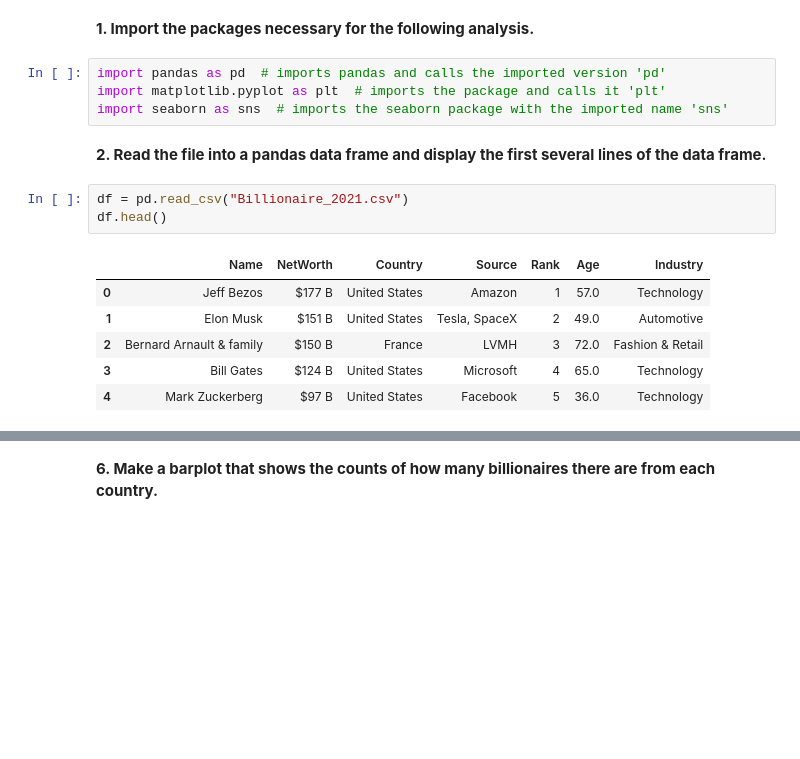
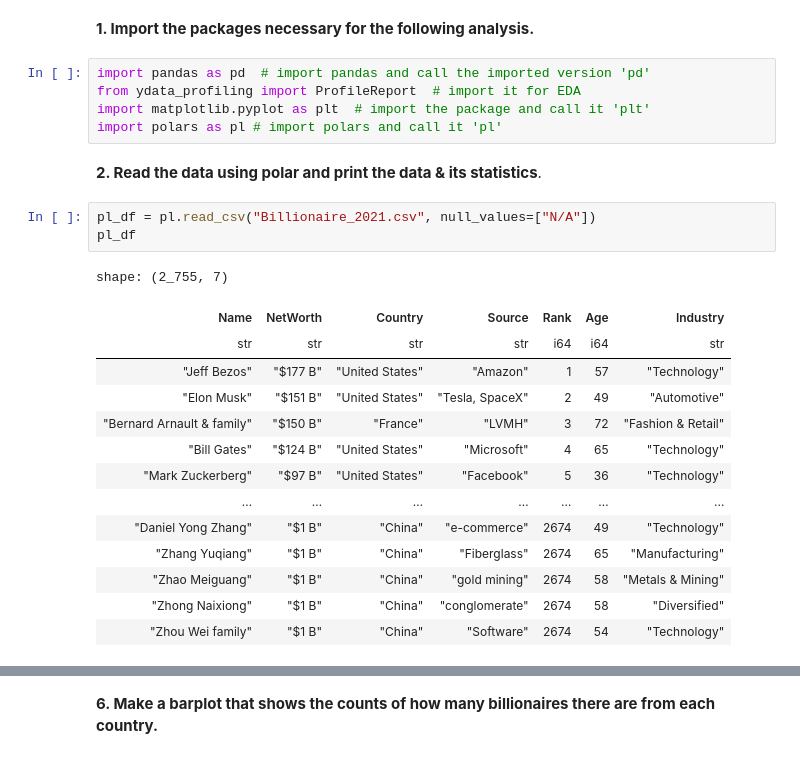
Before and after one commit to nogibjj/zihan_polar_project, a Jupyter notebook: Panda_Descriptive_Project.ipynb, the cells around one changed output, grey strips where cells are left out. Saved outputs shown, nothing was run; the diff lists cells and outputs as text; blank space fills up the shorter version.

```diff
--- a/Panda_Descriptive_Project.ipynb
+++ b/Panda_Descriptive_Project.ipynb
@@ -4,18 +4,27 @@
 # %% [markdown]
 **1. Import the packages necessary for the following analysis.**
 # %%
-import pandas as pd  # imports pandas and calls the imported version 'pd'
-import matplotlib.pyplot as plt  # imports the package and calls it 'plt'
-import seaborn as sns  # imports the seaborn package with the imported name 'sns'
+import pandas as pd  # import pandas and call the imported version 'pd'
+from ydata_profiling import ProfileReport  # import it for EDA
+import matplotlib.pyplot as plt  # import the package and call it 'plt'
+import polars as pl # import polars and call it 'pl'
 # %% [markdown]
-**2. Read the file into a pandas data frame and display the first several lines of the data frame.**
+**2. Read the data using polar and print the data & its statistics**.
-# %%
-df = pd.read_csv("Billionaire_2021.csv")
-df.head()
-# %% [output]
-|  | Name | NetWorth | Country | Source | Rank | Age | Industry |
-| 0 | Jeff Bezos | $177 B | United States | Amazon | 1 | 57.0 | Technology |
-| 1 | Elon Musk | $151 B | United States | Tesla, SpaceX | 2 | 49.0 | Automotive |
-| 2 | Bernard Arnault & family | $150 B | France | LVMH | 3 | 72.0 | Fashion & Retail |
-| 3 | Bill Gates | $124 B | United States | Microsoft | 4 | 65.0 | Technology |
-| 4 | Mark Zuckerberg | $97 B | United States | Facebook | 5 | 36.0 | Technology |
+# %%
+pl_df = pl.read_csv("Billionaire_2021.csv", null_values=["N/A"])
+pl_df
+# %% [output]
+shape: (2_755, 7)
+| Name | NetWorth | Country | Source | Rank | Age | Industry |
+| str | str | str | str | i64 | i64 | str |
+| "Jeff Bezos" | "$177 B" | "United States" | "Amazon" | 1 | 57 | "Technology" |
+| "Elon Musk" | "$151 B" | "United States" | "Tesla, SpaceX" | 2 | 49 | "Automotive" |
+| "Bernard Arnault & family" | "$150 B" | "France" | "LVMH" | 3 | 72 | "Fashion & Retail" |
+| "Bill Gates" | "$124 B" | "United States" | "Microsoft" | 4 | 65 | "Technology" |
+| "Mark Zuckerberg" | "$97 B" | "United States" | "Facebook" | 5 | 36 | "Technology" |
+| … | … | … | … | … | … | … |
+| "Daniel Yong Zhang" | "$1 B" | "China" | "e-commerce" | 2674 | 49 | "Technology" |
+| "Zhang Yuqiang" | "$1 B" | "China" | "Fiberglass" | 2674 | 65 | "Manufacturing" |
+| "Zhao Meiguang" | "$1 B" | "China" | "gold mining" | 2674 | 58 | "Metals & Mining" |
+| "Zhong Naixiong" | "$1 B" | "China" | "conglomerate" | 2674 | 58 | "Diversified" |
+| "Zhou Wei family" | "$1 B" | "China" | "Software" | 2674 | 54 | "Technology" |
```
Also changed, not shown: parts of 11 cells of this notebook, 1 other file.
